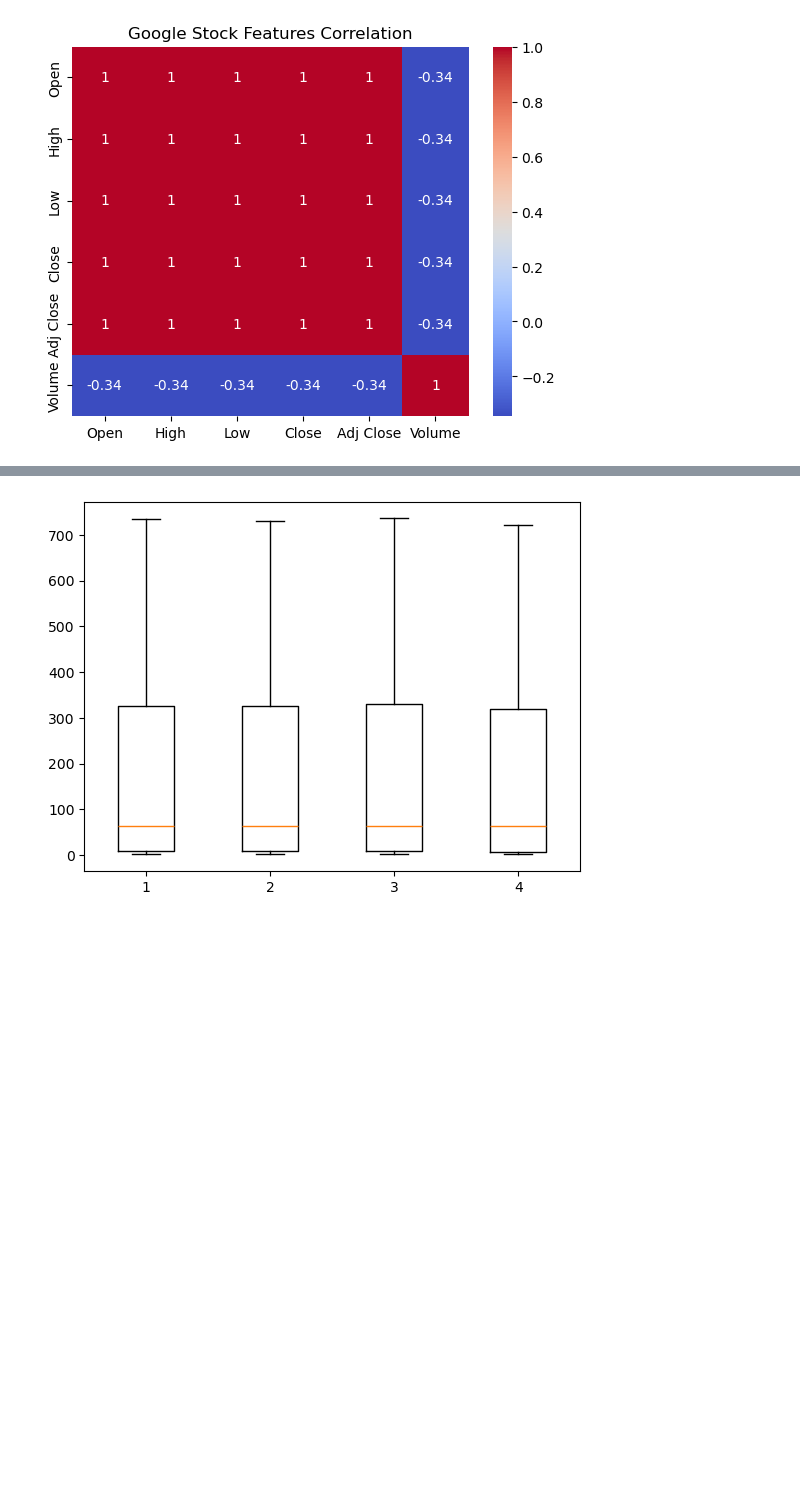
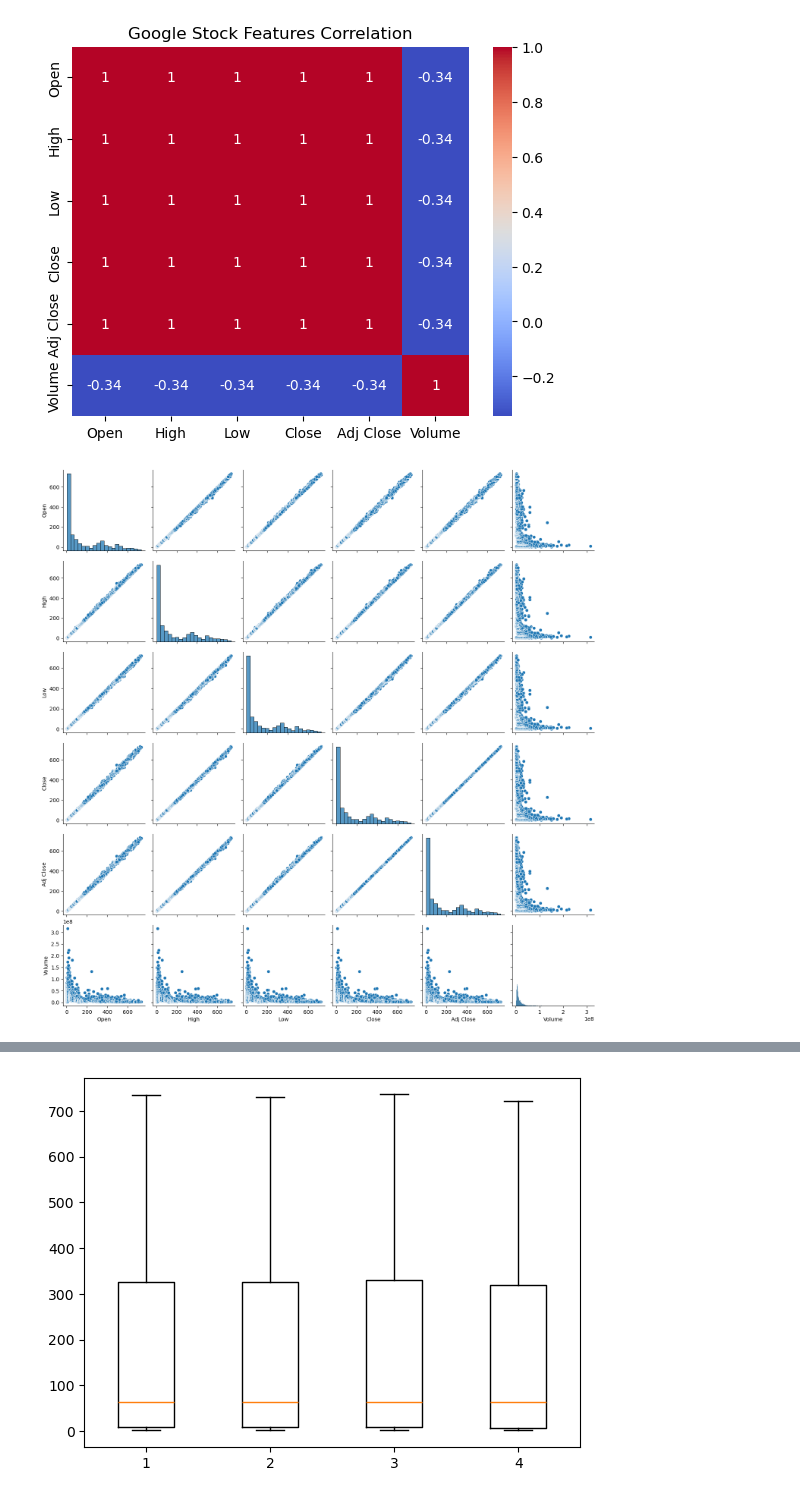
Before and after one commit to chitra1985/Ml-Flow, a Jupyter notebook: FAANG_Net.ipynb, the cells around one changed output, grey strips where cells are left out. Saved outputs shown, nothing was run; the diff lists cells and outputs as text; code cells hidden in the pictures; blank space fills up the shorter version.

```diff
--- a/FAANG_Net.ipynb
+++ b/FAANG_Net.ipynb
@@ -25,3 +47,8 @@ plt.title("Google Stock Features Correlation")
 plt.show()
 # %% [output]
 [figure]
+# %%
+sns.pairplot(df_Netflix[['Open','High','Low','Close','Adj Close','Volume']])
+plt.show()
+# %% [output]
+[figure, added]
```
Also changed, not shown: parts of 59 cells of this notebook.
